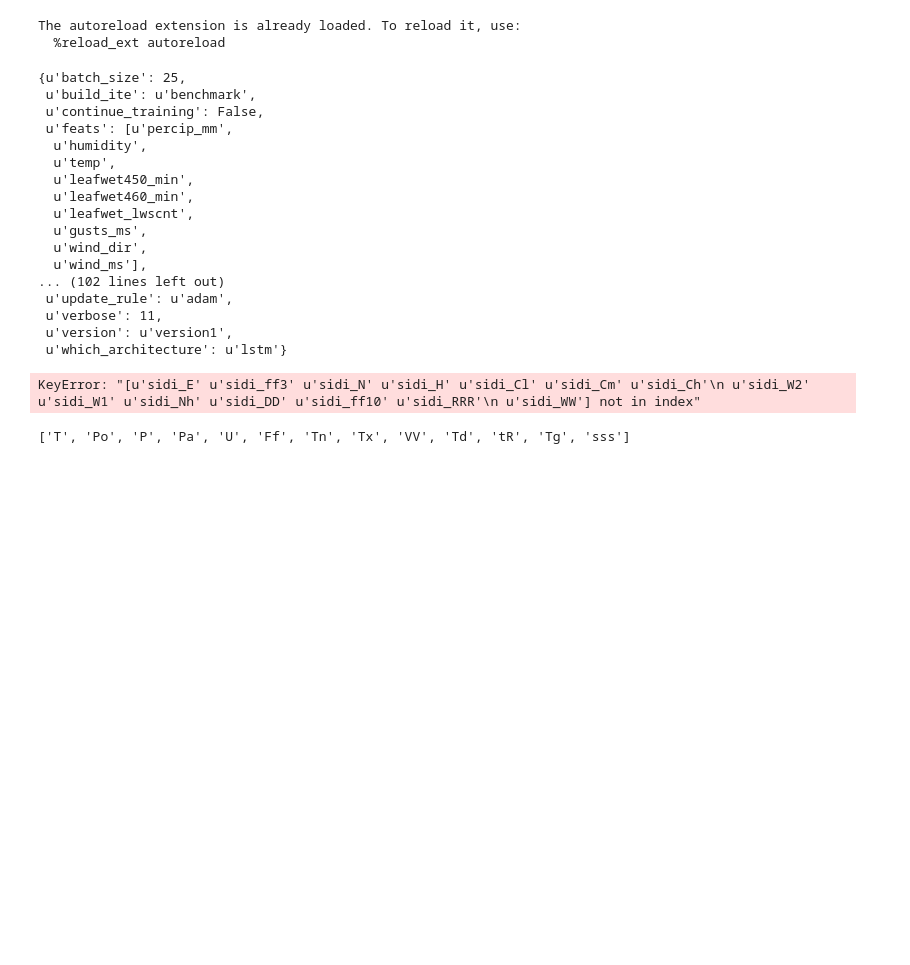
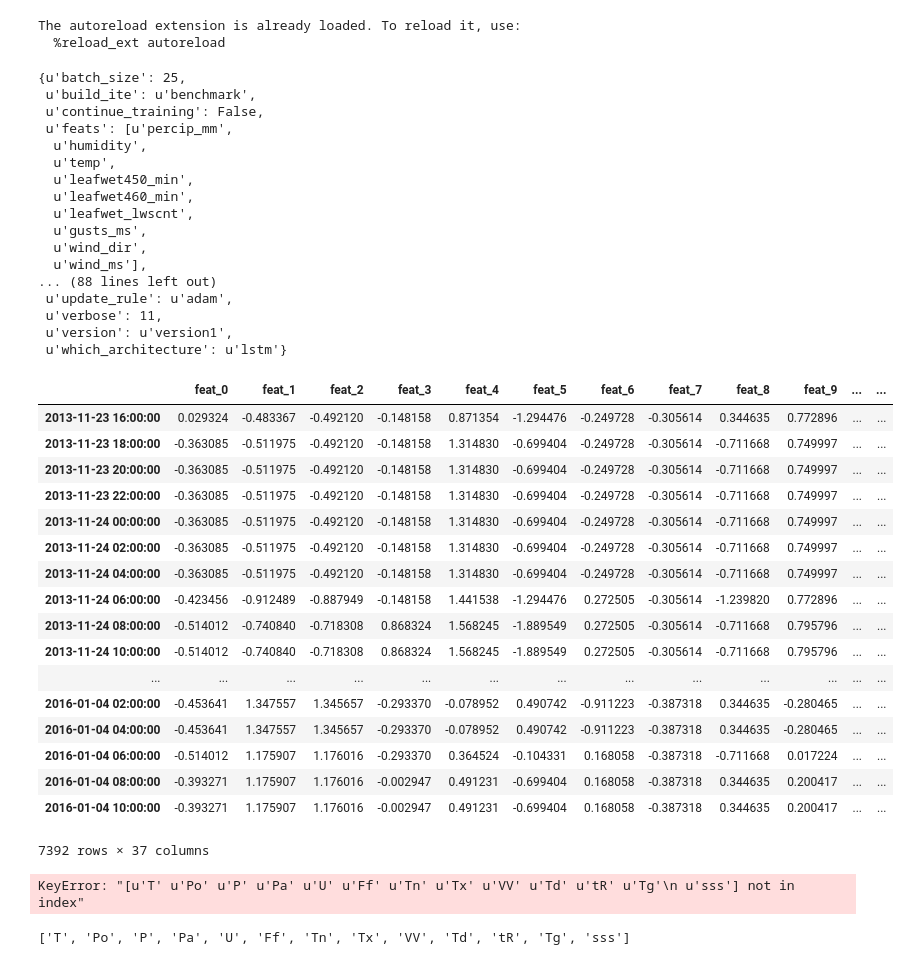
Before and after one commit to cthorey/fognet, a Jupyter notebook: desing_feature.ipynb, the cells around one changed output. Drawn from its saved outputs; the diff is of its cells as text; code cells hidden in the pictures; blank space fills up the shorter version.

```diff
--- a/desing_feature.ipynb
+++ b/desing_feature.ipynb
@@ -23,7 +23,7 @@ The autoreload extension is already loaded. To reload it, use:
 # %%
 from utils.helper import *
 # %%
-base_model = os.path.join(root,'model_5')
+base_model = os.path.join(root,'model_7')
 config = parse_conf_file(os.path.join(base_model,'conf_model.json'))
 # %%
 config
@@ -40,19 +40,40 @@ config
   u'gusts_ms',
   u'wind_dir',
   u'wind_ms'],
-... (102 lines left out)
+... (88 lines left out)
  u'update_rule': u'adam',
  u'verbose': 11,
  u'version': u'version1',
  u'which_architecture': u'lstm'}
 # %%
 pipe = build_entire_pipeline(config['pipe_list'],config['pipe_kwargs'],df['yield'])
+pipe.fit(df)
+pipe.transform(df)
+# %% [output]
+|  | feat_0 | feat_1 | feat_2 | feat_3 | feat_4 | feat_5 | feat_6 | feat_7 | feat_8 | feat_9 | ... | ... |
+| 2013-11-23 16:00:00 | 0.029324 | -0.483367 | -0.492120 | -0.148158 | 0.871354 | -1.294476 | -0.249728 | -0.305614 | 0.344635 | 0.772896 | ... | ... |
+| 2013-11-23 18:00:00 | -0.363085 | -0.511975 | -0.492120 | -0.148158 | 1.314830 | -0.699404 | -0.249728 | -0.305614 | -0.711668 | 0.749997 | ... | ... |
+| 2013-11-23 20:00:00 | -0.363085 | -0.511975 | -0.492120 | -0.148158 | 1.314830 | -0.699404 | -0.249728 | -0.305614 | -0.711668 | 0.749997 | ... | ... |
+| 2013-11-23 22:00:00 | -0.363085 | -0.511975 | -0.492120 | -0.148158 | 1.314830 | -0.699404 | -0.249728 | -0.305614 | -0.711668 | 0.749997 | ... | ... |
+| 2013-11-24 00:00:00 | -0.363085 | -0.511975 | -0.492120 | -0.148158 | 1.314830 | -0.699404 | -0.249728 | -0.305614 | -0.711668 | 0.749997 | ... | ... |
+| 2013-11-24 02:00:00 | -0.363085 | -0.511975 | -0.492120 | -0.148158 | 1.314830 | -0.699404 | -0.249728 | -0.305614 | -0.711668 | 0.749997 | ... | ... |
+| 2013-11-24 04:00:00 | -0.363085 | -0.511975 | -0.492120 | -0.148158 | 1.314830 | -0.699404 | -0.249728 | -0.305614 | -0.711668 | 0.749997 | ... | ... |
+| 2013-11-24 06:00:00 | -0.423456 | -0.912489 | -0.887949 | -0.148158 | 1.441538 | -1.294476 | 0.272505 | -0.305614 | -1.239820 | 0.772896 | ... | ... |
+| 2013-11-24 08:00:00 | -0.514012 | -0.740840 | -0.718308 | 0.868324 | 1.568245 | -1.889549 | 0.272505 | -0.305614 | -0.711668 | 0.795796 | ... | ... |
+| 2013-11-24 10:00:00 | -0.514012 | -0.740840 | -0.718308 | 0.868324 | 1.568245 | -1.889549 | 0.272505 | -0.305614 | -0.711668 | 0.795796 | ... | ... |
+| ... | ... | ... | ... | ... | ... | ... | ... | ... | ... | ... | ... | ... |
+| 2016-01-04 02:00:00 | -0.453641 | 1.347557 | 1.345657 | -0.293370 | -0.078952 | 0.490742 | -0.911223 | -0.387318 | 0.344635 | -0.280465 | ... | ... |
+| 2016-01-04 04:00:00 | -0.453641 | 1.347557 | 1.345657 | -0.293370 | -0.078952 | 0.490742 | -0.911223 | -0.387318 | 0.344635 | -0.280465 | ... | ... |
+| 2016-01-04 06:00:00 | -0.514012 | 1.175907 | 1.176016 | -0.293370 | 0.364524 | -0.104331 | 0.168058 | -0.387318 | -0.711668 | 0.017224 | ... | ... |
+| 2016-01-04 08:00:00 | -0.393271 | 1.175907 | 1.176016 | -0.002947 | 0.491231 | -0.699404 | 0.168058 | -0.387318 | 0.344635 | 0.200417 | ... | ... |
+| 2016-01-04 10:00:00 | -0.393271 | 1.175907 | 1.176016 | -0.002947 | 0.491231 | -0.699404 | 0.168058 | -0.387318 | 0.344635 | 0.200417 | ... | ... |
+7392 rows × 37 columns
 # %%
 pipe = build_one_pipeline(config['pipe_list']['macro_sidi'],config['pipe_kwargs']['macro_sidi'])
 pipe.fit(df)
 pipe.transform(df)
 # %% [output]
-KeyError: "[u'sidi_E' u'sidi_ff3' u'sidi_N' u'sidi_H' u'sidi_Cl' u'sidi_Cm' u'sidi_Ch'\n u'sidi_W2' u'sidi_W1' u'sidi_Nh' u'sidi_DD' u'sidi_ff10' u'sidi_RRR'\n u'sidi_WW'] not in index"
+KeyError: "[u'T' u'Po' u'P' u'Pa' u'U' u'Ff' u'Tn' u'Tx' u'VV' u'Td' u'tR' u'Tg'\n u'sss'] not in index"
 # %%
     dfsidi = data['macro_sidi'].resample('2H').columns
 # %%
```
